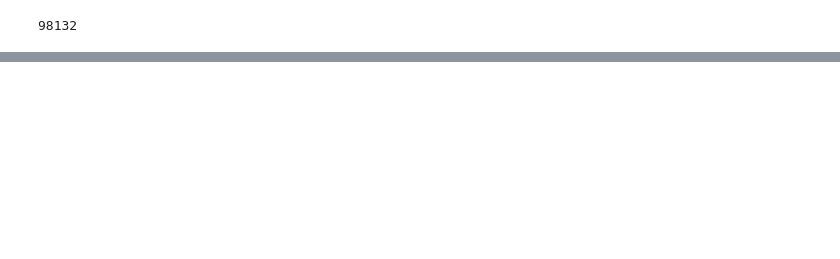
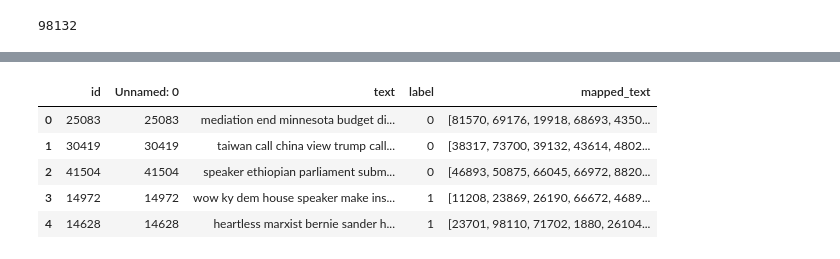
Before and after one commit to domenicocinque/FDSA1, a Jupyter notebook: correzione_parte_1.ipynb, the cells around one changed output, grey strips where cells are left out. Cells and saved outputs as stored; diff of their text form; code cells hidden in the pictures; blank space fills up the shorter version.

```diff
--- a/correzione_parte_1.ipynb
+++ b/correzione_parte_1.ipynb
@@ -215,0 +246,13 @@ df.to_csv('mapped_dataset.csv')
+# %%
+train.reset_index(inplace=True)
+# %%
+train = train.rename(columns = {'index':'id'})
+# %%
+train.head()
+# %% [output]
+|  | id | Unnamed: 0 | text | label | mapped_text |
+| 0 | 25083 | 25083 | mediation end minnesota budget di... | 0 | [81570, 69176, 19918, 68693, 4350... |
+| 1 | 30419 | 30419 | taiwan call china view trump call... | 0 | [38317, 73700, 39132, 43614, 4802... |
+| 2 | 41504 | 41504 | speaker ethiopian parliament subm... | 0 | [46893, 50875, 66045, 66972, 8820... |
+| 3 | 14972 | 14972 | wow ky dem house speaker make ins... | 1 | [11208, 23869, 26190, 66672, 4689... |
+| 4 | 14628 | 14628 | heartless marxist bernie sander h... | 1 | [23701, 98110, 71702, 1880, 26104... |
```
Also changed, not shown: parts of 17 cells of this notebook.
